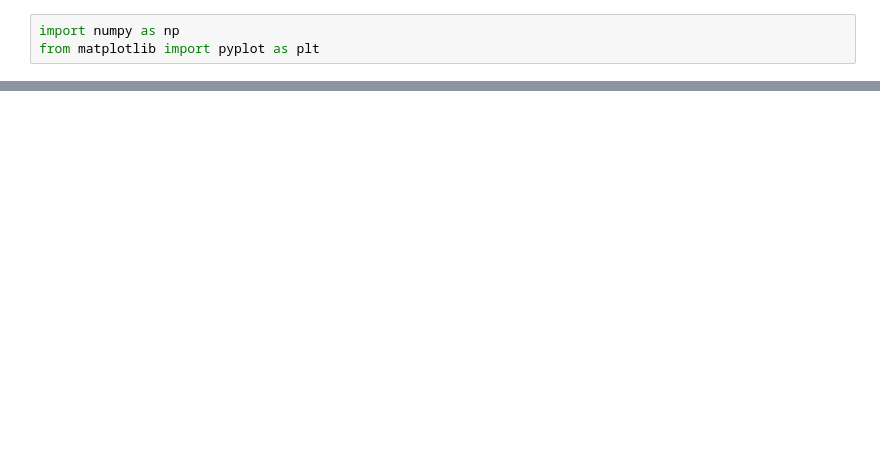
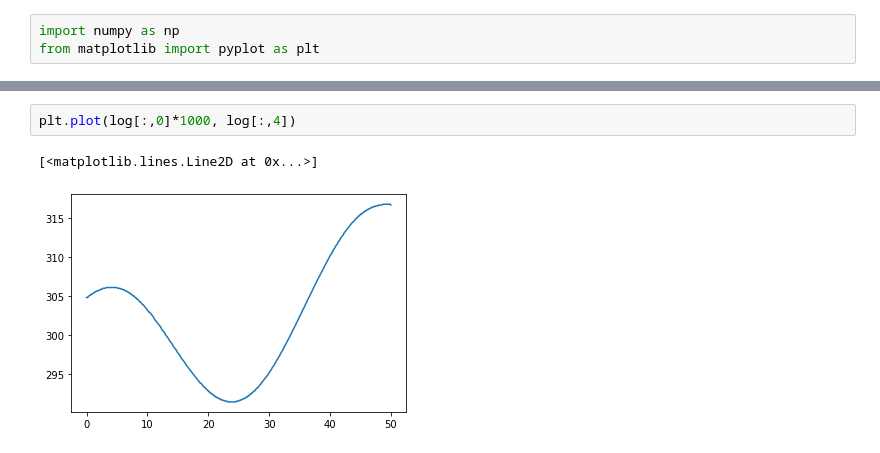
Before and after one commit to ferchault/APDFT, a Jupyter notebook: prototyping/apdft-ofdft-cpmd/MD_simulations/Si8_hc_NVE_ase.ipynb, the cells around one changed output, grey strips where cells are left out. Drawn from its saved outputs; the diff is of its cells as text; blank space fills up the shorter version.

```diff
--- a/prototyping/apdft-ofdft-cpmd/MD_simulations/Si8_hc_NVE_ase.ipynb
+++ b/prototyping/apdft-ofdft-cpmd/MD_simulations/Si8_hc_NVE_ase.ipynb
@@ -16,0 +25,5 @@ plt.plot(log[:,0], log[:,3])
+# %%
+plt.plot(log[:,0]*1000, log[:,4])
+# %% [output]
+[<matplotlib.lines.Line2D at 0x...>]
+[figure, added]
```
Also changed, not shown: parts of 5 cells of this notebook.
